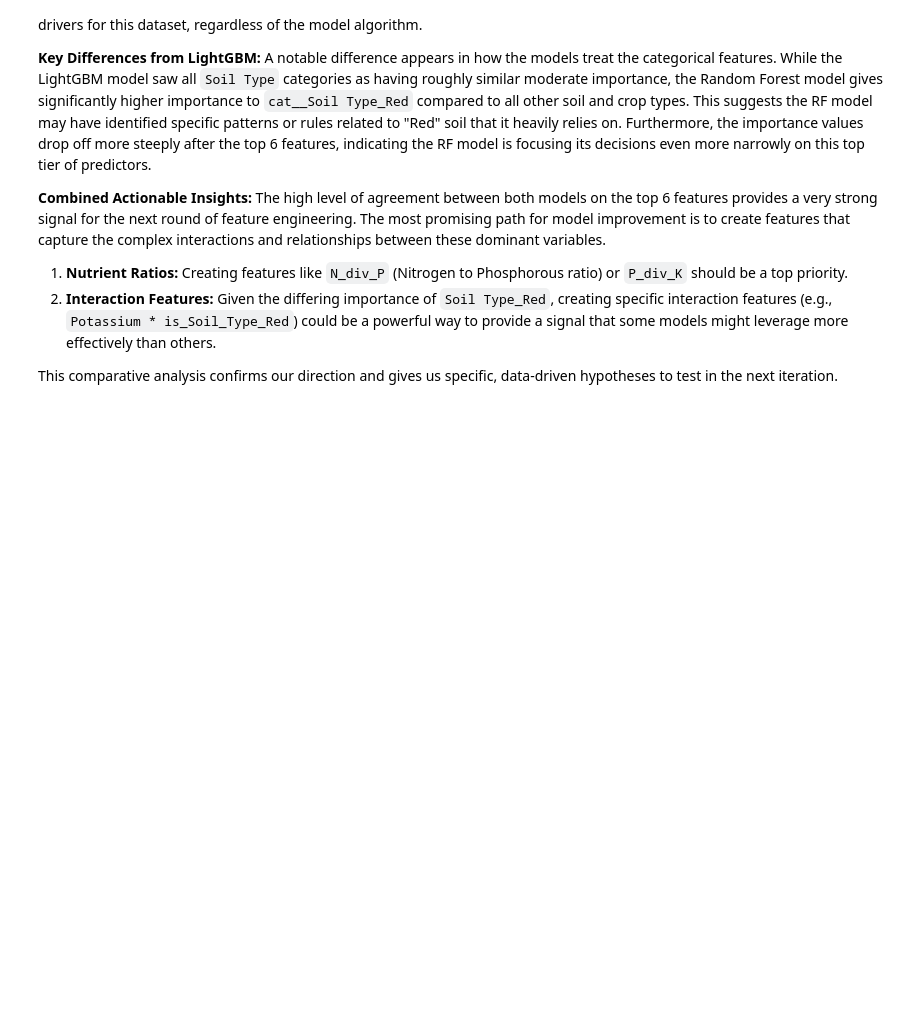
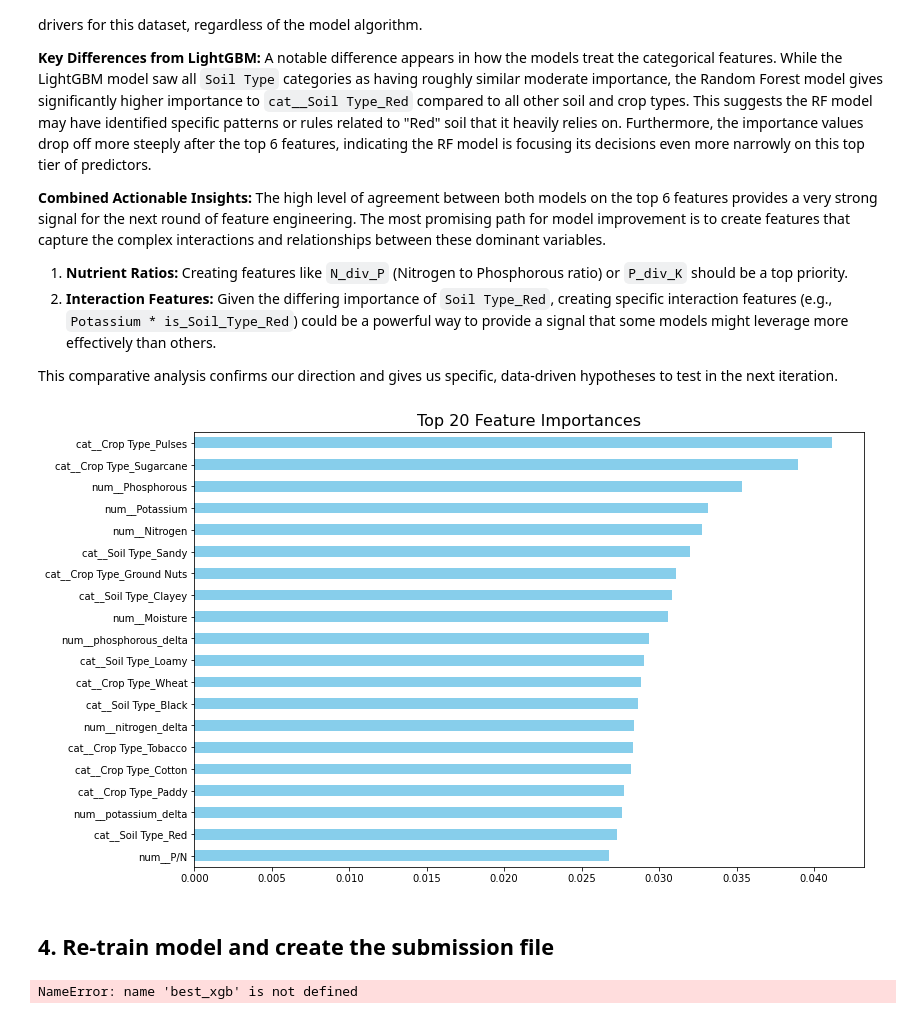
Before and after one commit to mau-estradiote/Kaggle-datasets, a Jupyter notebook: Predicting-Optimal-Fertilizers/notebooks/Models.ipynb, the cells around one changed output. Saved outputs shown, nothing was run; the diff lists cells and outputs as text; code cells hidden in the pictures; blank space fills up the shorter version.

```diff
--- a/Predicting-Optimal-Fertilizers/notebooks/Models.ipynb
+++ b/Predicting-Optimal-Fertilizers/notebooks/Models.ipynb
@@ -284,3 +288,9 @@ The high level of agreement between both models on the top 6 features provides a
 2.  **Interaction Features:** Given the differing importance of `Soil Type_Red`, creating specific interaction features (e.g., `Potassium * is_Soil_Type_Red`) could be a powerful way to provide a signal that some models might leverage more effectively than others.
 
 This comparative analysis confirms our direction and gives us specific, data-driven hypotheses to test in the next iteration.
+# %%
+evl.plot_feature_importance(best_xgb, list(pof_df_proc.columns))
+# %% [output]
+[figure, added]
+# %% [markdown]
+## 4. Re-train model and create the submission file
@@ -286,0 +302,4 @@ This comparative analysis confirms our direction and gives us specific, data-dri
+# %%
+sbm.submission(best_xgb, id_test, pof_df_test_proc, 'submission_xgb_06_20')
+# %% [output]
+NameError: name 'best_xgb' is not defined
```
Also changed, not shown: parts of 20 cells of this notebook, 7 other files.
